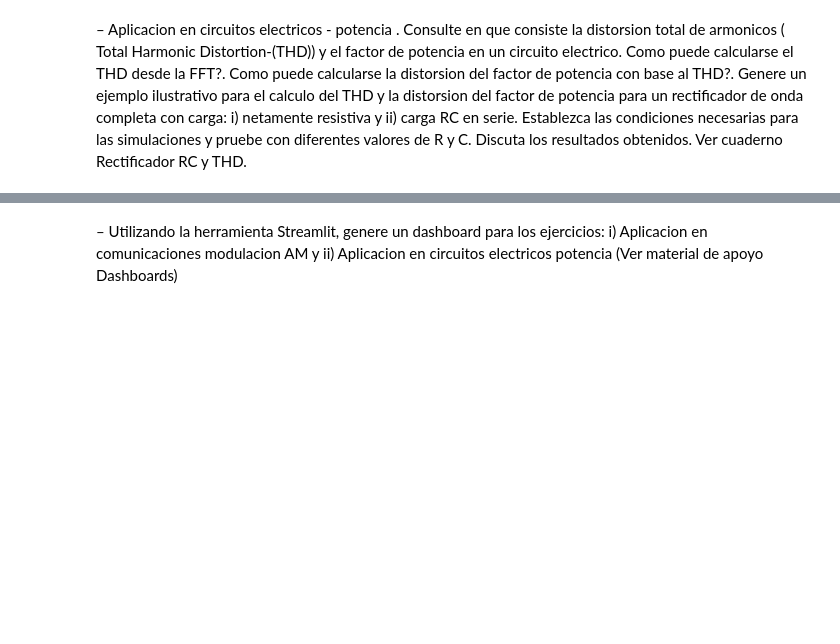
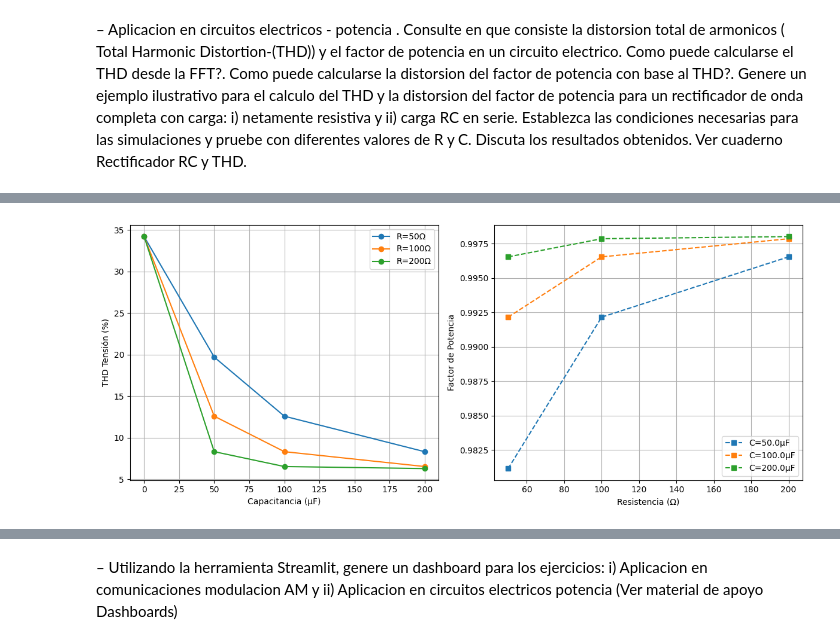
Before and after one commit to descruceria777/Se-alesySistemas, a Jupyter notebook: taller2/descrtaller2_SECC_1.ipynb, the cells around one changed output, grey strips where cells are left out. Cells and saved outputs as stored; diff of their text form; code cells hidden in the pictures; blank space fills up the shorter version.

```diff
--- a/taller2/descrtaller2_SECC_1.ipynb
+++ b/taller2/descrtaller2_SECC_1.ipynb
@@ -711,0 +1034,27 @@ resistiva y ii) carga RC en serie. Establezca las condiciones necesarias para la
+# %%
+#Visualización de Resultados
+# Gráfico de THD vs parámetros
+plt.figure(figsize=(12, 5))
+
+plt.subplot(1,2,1)
+for R in R_values:
+    subset = df[df['R'] == R]
+    plt.plot(subset['C']*1e6, subset['THD_V'], 'o-', label=f'R={R}Ω')
+plt.xlabel('Capacitancia (μF)')
+plt.ylabel('THD Tensión (%)')
+plt.legend()
+plt.grid()
+
+plt.subplot(1,2,2)
+for C in C_values[1:]:  # Excluir C=0
+    subset = df[df['C'] == C]
+    plt.plot(subset['R'], subset['FP'], 's--', label=f'C={C*1e6}μF')
+plt.xlabel('Resistencia (Ω)')
+plt.ylabel('Factor de Potencia')
+plt.legend()
+plt.grid()
+
+plt.tight_layout()
+plt.show()
+# %% [output]
+[figure, added]
```
Also changed, not shown: parts of 9 cells of this notebook.
